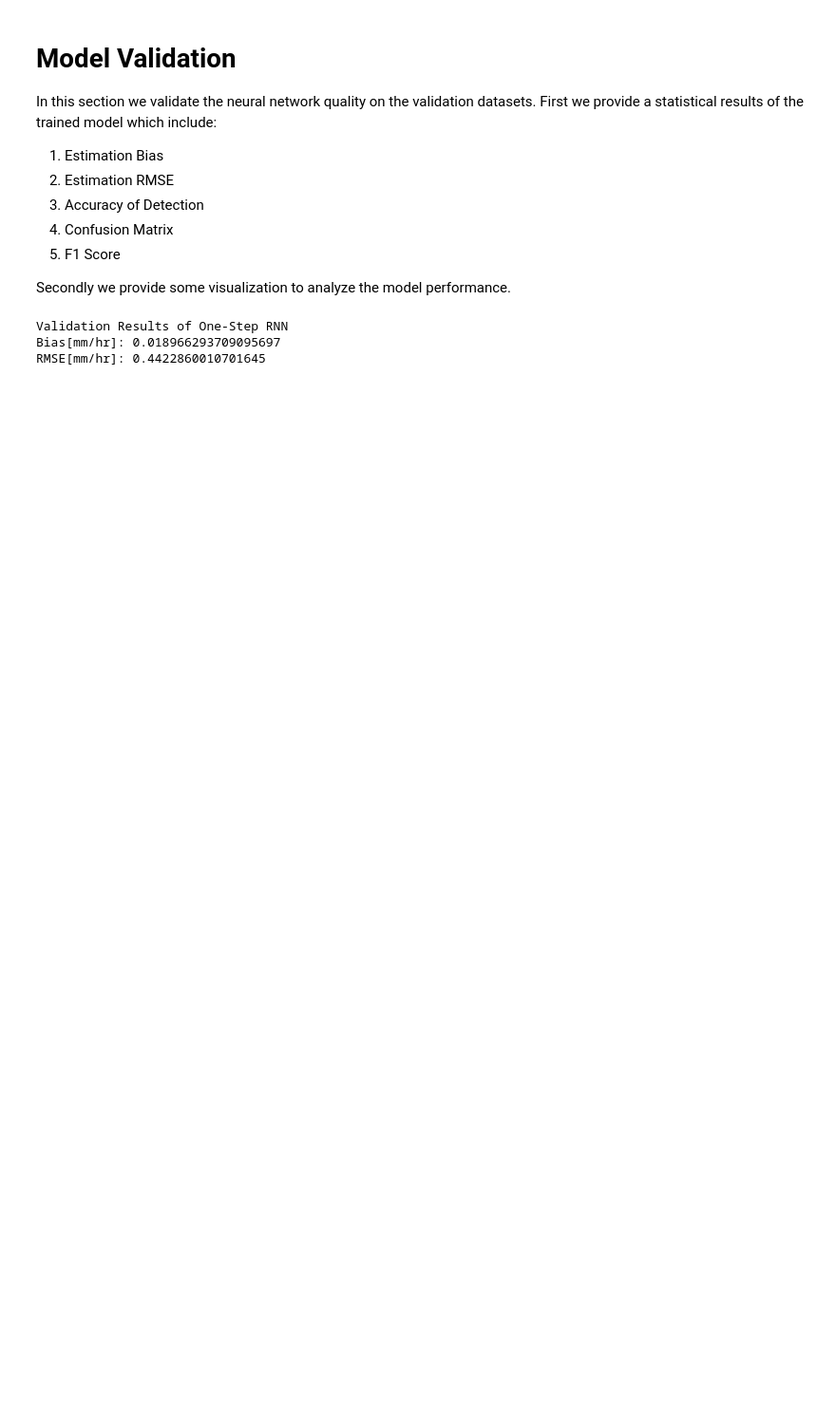
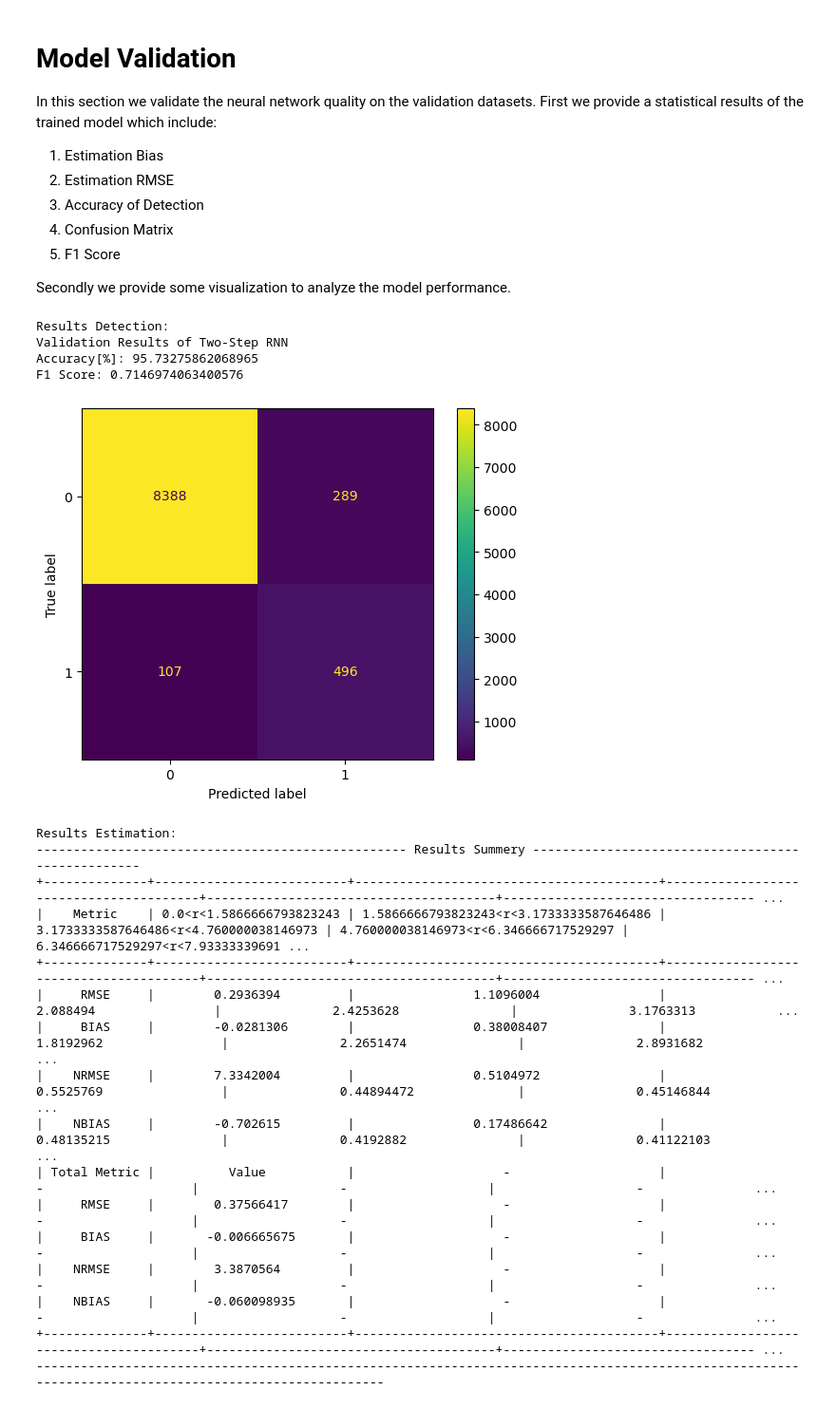
Before and after one commit to haihabi/PyNNcml, a Jupyter notebook: examples/tutorials/data_driven_tutorial.ipynb, the cells around one changed output. Shown at 95% size. Saved outputs shown, nothing was run; the diff lists cells and outputs as text; code cells hidden in the pictures; blank space fills up the shorter version.

```diff
--- a/examples/tutorials/data_driven_tutorial.ipynb
+++ b/examples/tutorials/data_driven_tutorial.ipynb
@@ -244,38 +260,72 @@ In this section we validate the neural network quality on the validation dataset
 Secondly we provide some visualization to analyze the model performance.
 # %%
 model.eval()
+ga = pnc.analysis.GroupAnalysis()
 with torch.no_grad():
     for rain_rate, rsl, tsl, metadata in val_loader:
         state = model.init_state(batch_size=rsl.shape[0])
         m_step = math.floor(rain_rate.shape[1] / window_size)
         am.clear()
-        rain_hat_list = []
         rain_ref_list = []
         detection_list = []
+
         for step in range(m_step):
             _rr = rain_rate[:, step * window_size:(step + 1) * window_size].float().to(device)
             _rsl = rsl[:, step * window_size:(step + 1) * window_size, :].to(device)
             _tsl = tsl[:, step * window_size:(step + 1) * window_size, :].to(device)
             rain_estimation_detection, state = model(torch.cat([_rsl, _tsl], dim=-1), metadata.to(device),
                                                      state.detach())
             rain_detection = rain_estimation_detection[:, :, 1]
             rain_hat = rain_estimation_detection[:, :, 0] * torch.round(
                 rain_detection)  # Rain Rate is computed only for wet samples
 
-            rain_hat_list.append(rain_hat.detach().cpu().numpy())
             rain_ref_list.append(_rr.detach().cpu().numpy())
-            detection_list.append(rain_detection.detach().cpu().numpy())
+            ga.append(rain_ref_list[-1], rain_hat_list[-1])
+            detection_list.append(torch.round(rain_detection).detach().cpu().numpy())
             delta = rain_hat.squeeze(dim=-1) - _rr
             bias = torch.mean(delta)
             mse = torch.mean(delta ** 2)
             am.add_results(bias=bias.item(), mse=mse.item())
-print("Validation Results of One-Step RNN")
-print("Bias[mm/hr]:", am.get_results("bias"))
-print("RMSE[mm/hr]:", np.sqrt(am.get_results("mse")))
+actual = np.concatenate(detection_list).flatten()
+predicted = (np.concatenate(rain_ref_list) > 0.1).astype("float").flatten()
+confusion_matrix = metrics.confusion_matrix(actual, predicted)
+max_rain = np.max(np.concatenate(rain_ref_list))
+g_array = np.linspace(0, max_rain, 6)
+
+print("Results Detection:")
+print("Validation Results of Two-Step RNN")
+print("Accuracy[%]:", 100 * (np.sum(actual == predicted) / actual.size))
+print("F1 Score:", metrics.f1_score(actual, predicted))
+
+cm_display = metrics.ConfusionMatrixDisplay(confusion_matrix=confusion_matrix, display_labels=[0, 1])
+
+cm_display.plot()
+plt.show()
+
+print("Results Estimation:")
+_ = ga.run_analysis(np.stack([g_array[:-1], g_array[1:]], axis=-1))
 # %% [output]
-Validation Results of One-Step RNN
-Bias[mm/hr]: 0.018966293709095697
-RMSE[mm/hr]: 0.4422860010701645
+Results Detection:
+Validation Results of Two-Step RNN
+Accuracy[%]: 95.73275862068965
+F1 Score: 0.7146974063400576
+[figure, added]
+Results Estimation:
+-------------------------------------------------- Results Summery --------------------------------------------------
++--------------+--------------------------+-----------------------------------------+----------------------------------------+---------------------------------------+---------------------------------- ...
+|    Metric    | 0.0<r<1.5866666793823243 | 1.5866666793823243<r<3.1733333587646486 | 3.1733333587646486<r<4.760000038146973 | 4.760000038146973<r<6.346666717529297 | 6.346666717529297<r<7.93333339691 ...
++--------------+--------------------------+-----------------------------------------+----------------------------------------+---------------------------------------+---------------------------------- ...
+|     RMSE     |        0.2936394         |                1.1096004                |                2.088494                |               2.4253628               |               3.1763313           ...
+|     BIAS     |        -0.0281306        |                0.38008407               |               1.8192962                |               2.2651474               |               2.8931682           ...
+|    NRMSE     |        7.3342004         |                0.5104972                |               0.5525769                |               0.44894472              |               0.45146844          ...
+|    NBIAS     |        -0.702615         |                0.17486642               |               0.48135215               |               0.4192882               |               0.41122103          ...
+| Total Metric |          Value           |                    -                    |                   -                    |                   -                   |                   -               ...
+|     RMSE     |        0.37566417        |                    -                    |                   -                    |                   -                   |                   -               ...
+|     BIAS     |       -0.006665675       |                    -                    |                   -                    |                   -                   |                   -               ...
+|    NRMSE     |        3.3870564         |                    -                    |                   -                    |                   -                   |                   -               ...
+|    NBIAS     |       -0.060098935       |                    -                    |                   -                    |                   -                   |                   -               ...
++--------------+--------------------------+-----------------------------------------+----------------------------------------+---------------------------------------+---------------------------------- ...
+------------------------------------------------------------------------------------------------------------------------------------------------------
 # %%
 detection_array = np.concatenate(detection_list, axis=1)
 rain_ref_array = np.concatenate(rain_ref_list, axis=1)
```
Also changed, not shown: parts of 11 cells of this notebook, 3 other files.
